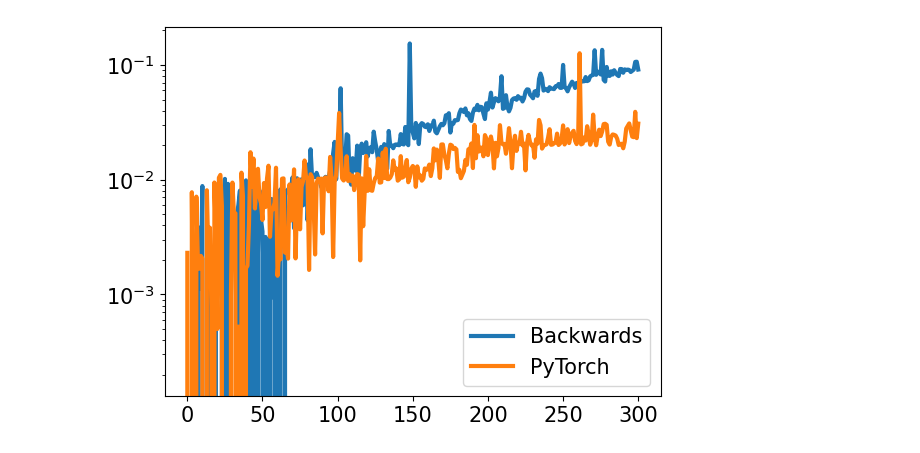
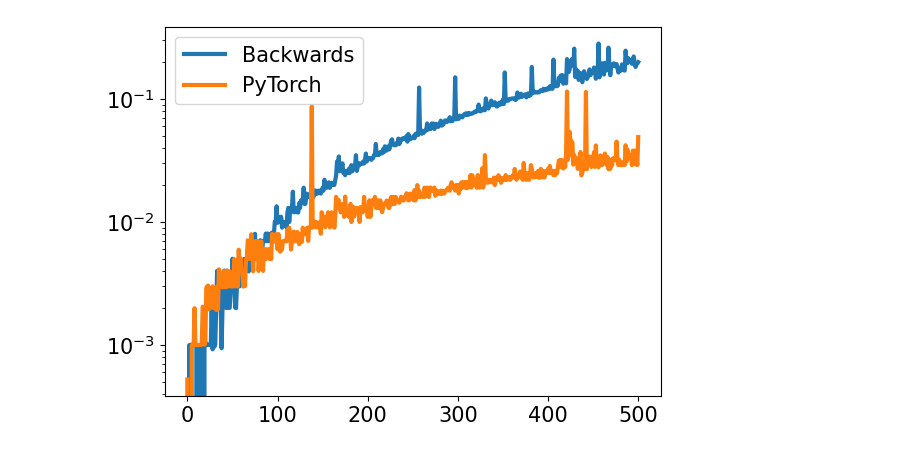
Before and after one commit to ryyanmapes/Neural-Networks-from-Nothing, a Jupyter notebook: autodiff/experiments/autodiff_versus.ipynb, the cells around one changed output. Drawn from its saved outputs; the diff is of its cells as text; code cells hidden in the pictures.

```diff
--- a/autodiff/experiments/autodiff_versus.ipynb
+++ b/autodiff/experiments/autodiff_versus.ipynb
@@ -554,7 +116,7 @@ times_forwards = []
 times_backwards = []
 times_torch = []
 for i in range(0, MAX_N+1):
-    times_sym.append(time_func(get_all_grads_sym, i))
+    times_sym.append(time_func(get_all_grads_symbolic, i))
     times_forwards.append(time_func(get_all_grads_forwards, i))
     times_backwards.append(time_func(get_all_grads_backwards, i))
     times_torch.append(time_func(get_all_grads_torch, i))
@@ -573,18 +135,18 @@ KeyboardInterrupt:
 # %%
-MAX_N = 300
+MAX_N = 500
 
 times_backwards = []
 times_torch = []
 for i in range(0, MAX_N+1):
     times_backwards.append(time_func(get_all_grads_backwards, i))
     times_torch.append(time_func(get_all_grads_torch, i))
 
 plt.plot(range(0, MAX_N+1), times_backwards, linewidth=3)
 plt.plot(range(0, MAX_N+1), times_torch, linewidth=3)
 plt.legend(['Backwards', 'PyTorch'], fontsize=15)
 plt.xticks(fontsize=15)
 plt.yticks(fontsize=15)
 plt.yscale('log')
 plt.show()
 # %% [output]
-[figure, old version]
+[figure, new version]
```
Also changed, not shown: parts of 7 cells of this notebook, 8 other files.
